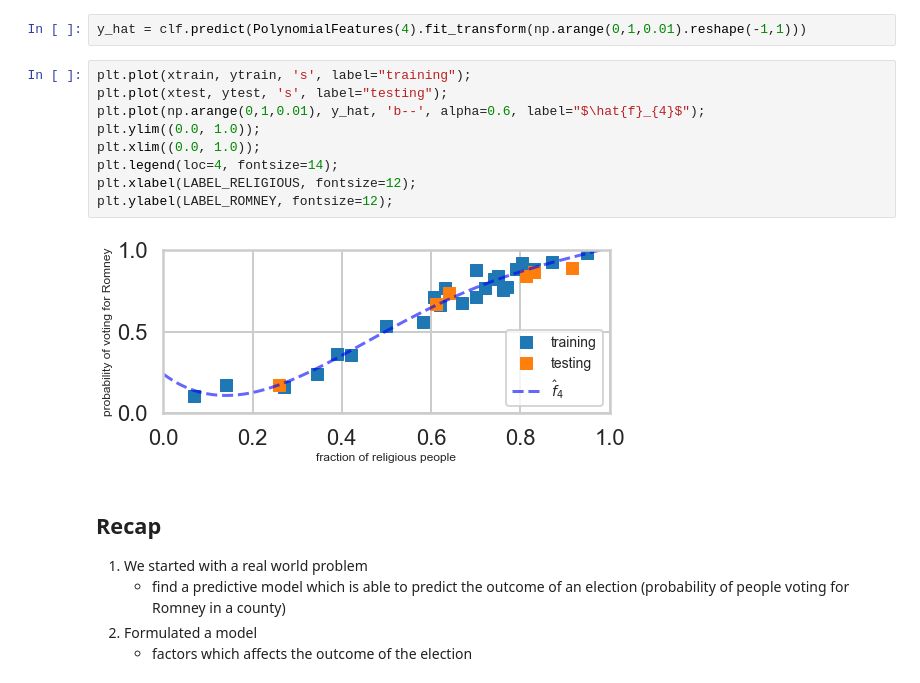
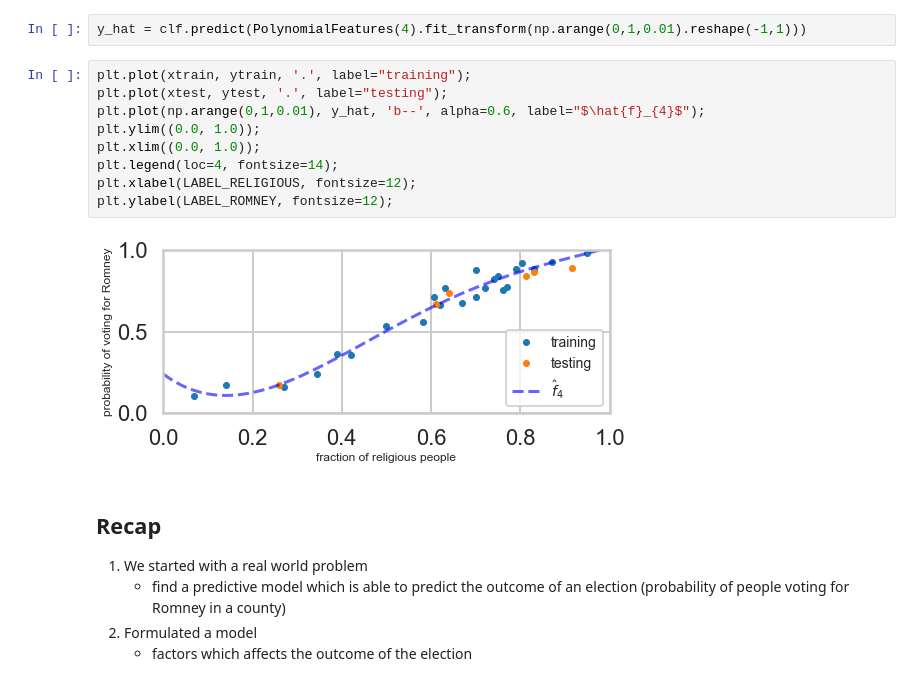
Before and after one commit to clauszitzelsberger/LearningModels, a Jupyter notebook: LearningModels.ipynb, the cells around one changed output. Drawn from its saved outputs; the diff is of its cells as text.

```diff
--- a/LearningModels.ipynb
+++ b/LearningModels.ipynb
@@ -709,16 +709,16 @@ We see that the cross-validation loss minimizes at a low degree, and then increa
 # %%
 y_hat = clf.predict(PolynomialFeatures(4).fit_transform(np.arange(0,1,0.01).reshape(-1,1)))
 # %%
-plt.plot(xtrain, ytrain, 's', label="training");
-plt.plot(xtest, ytest, 's', label="testing");
+plt.plot(xtrain, ytrain, '.', label="training");
+plt.plot(xtest, ytest, '.', label="testing");
 plt.plot(np.arange(0,1,0.01), y_hat, 'b--', alpha=0.6, label="$\hat{f}_{4}$");
 plt.ylim((0.0, 1.0));
 plt.xlim((0.0, 1.0));
 plt.legend(loc=4, fontsize=14);
 plt.xlabel(LABEL_RELIGIOUS, fontsize=12);
 plt.ylabel(LABEL_ROMNEY, fontsize=12);
 # %% [output]
-[figure, old version]
+[figure, new version]
 # %% [markdown]
 ## Recap
 1. We started with a real world problem
```
Also changed, not shown: parts of 12 cells of this notebook, 2 other files.
